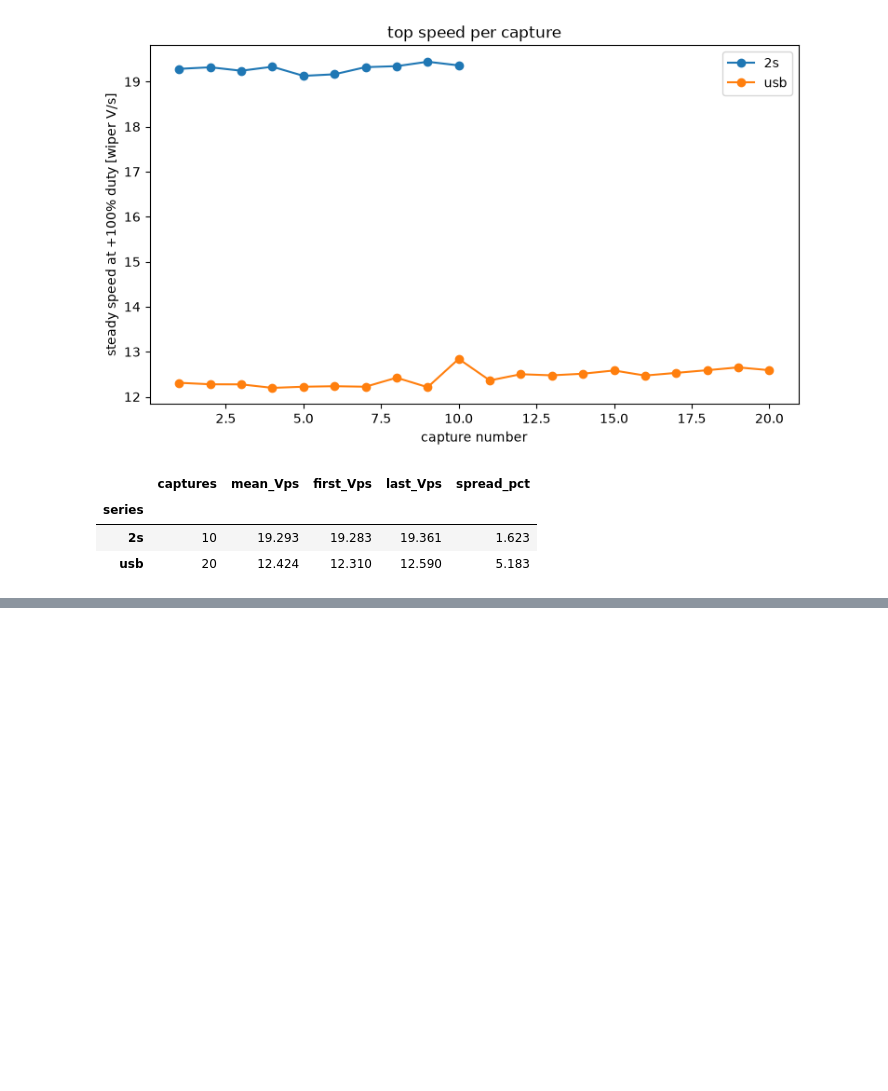
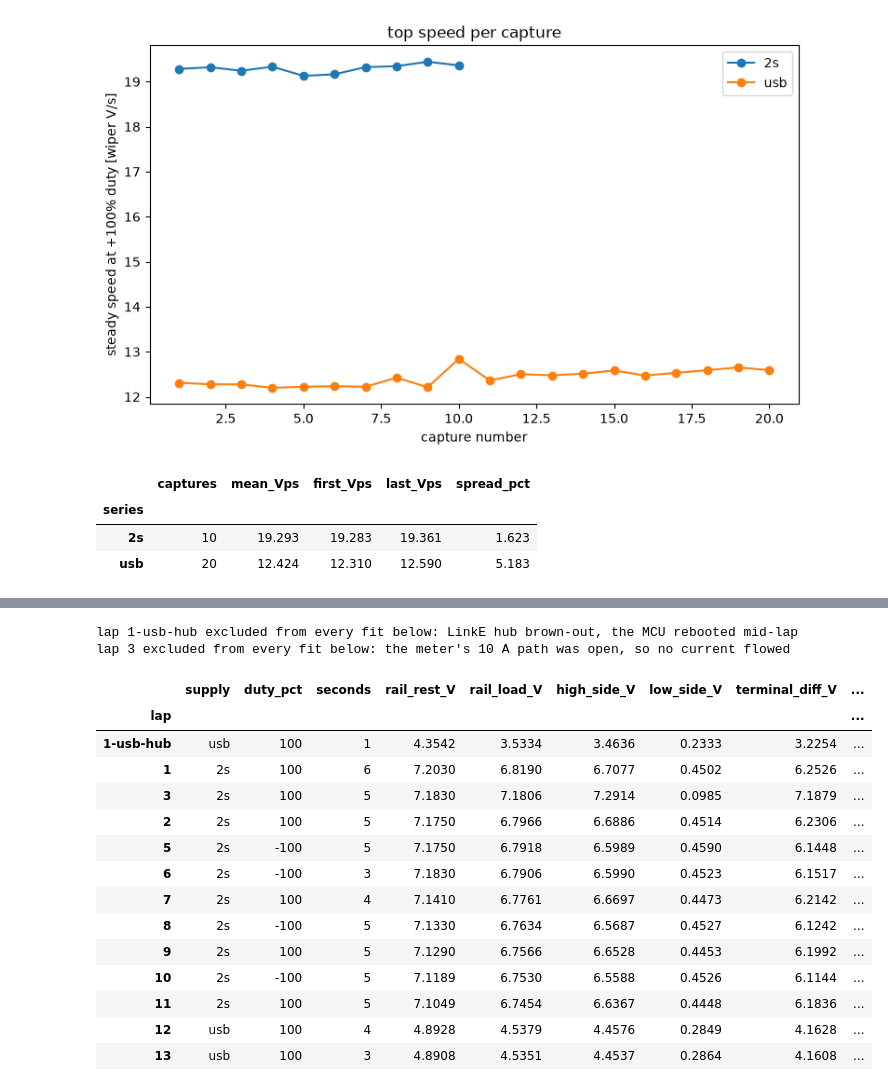
Before and after one commit to OpenServoCore/open-servo-core, a Jupyter notebook: notebooks/00-raw-duty-sweeps.ipynb, the cells around one changed output, grey strips where cells are left out. Saved outputs shown, nothing was run; the diff lists cells and outputs as text; code cells hidden in the pictures; blank space fills up the shorter version.

```diff
--- a/notebooks/00-raw-duty-sweeps.ipynb
+++ b/notebooks/00-raw-duty-sweeps.ipynb
@@ -1221,0 +1533,64 @@ recomputing the 2S spread from bootstrapped subsets of twenty draws.
+# %%
+# Per lap: the rest line (bridge off, both taps sitting at VB) gives each
+# terminal its own bias and the current channel its offset, exactly as the
+# sweep loader does per capture. The hold is every printed second where the
+# applied duty was non-zero.
+EXCLUDE = {
+    "1-usb-hub": "LinkE hub brown-out, the MCU rebooted mid-lap",
+    "3": "the meter's 10 A path was open, so no current flowed",
+}
+
+def lap_summary(chip):
+    out = []
+    for (lap, supply, duty), g in chip.groupby(["lap", "supply", "duty_pct"], sort=False):
+        rest = g[g["t_s"] == 0].iloc[0]
+        hold = g[(g["t_s"] > 0) & (g["duty_applied_q15"].abs() > 0)]
+        hold = hold.dropna(subset=["vmotor_a", "vmotor_b", "current", "vbus_raw"])
+        if not len(hold):
+            continue
+        # Driven-high terminal follows the sign of the commanded duty. Each
+        # terminal is converted with ITS OWN rest tap as VB, never the shared
+        # nominal, because that is the one bias reading that is measured.
+        hi, lo = ("vmotor_a", "vmotor_b") if duty > 0 else ("vmotor_b", "vmotor_a")
+        vb_hi, vb_lo = (rest[hi], rest[lo])
+        v_hi = gboard.term_v(hold[hi].mean(), vb_hi) * K_VDD
+        v_lo = gboard.term_v(hold[lo].mean(), vb_lo) * K_VDD
+        # The difference is bias free by construction, so it needs no VB at all.
+        v_diff = abs(gboard.diff_v(hold["vmotor_a"].mean(), hold["vmotor_b"].mean())) * K_VDD
+        amps = abs(gboard.amps(hold["current"].mean(), rest["current"])) * K_VDD
+        rail_load = gboard.vsys_v(hold["vbus_raw"].mean()) * K_VDD
+        out.append({
+            "lap": lap, "supply": supply, "duty_pct": duty, "seconds": len(hold),
+            "rail_rest_V": gboard.vsys_v(rest["vbus_raw"]) * K_VDD,
+            "rail_load_V": rail_load,
+            "high_side_V": v_hi, "low_side_V": v_lo,
+            "terminal_diff_V": v_diff, "amps_A": amps,
+            "hs_drop_V": rail_load - v_hi,
+            "R_app_ohm": v_diff / amps if amps > 0.05 else np.nan,
+            "used": lap not in EXCLUDE,
+        })
+    return pd.DataFrame(out).set_index("lap")
+
+LAPS = lap_summary(CHIP)
+for lap, why in EXCLUDE.items():
+    print(f"lap {lap} excluded from every fit below: {why}")
+print()
+LAPS.round(4)
+# %% [output]
+lap 1-usb-hub excluded from every fit below: LinkE hub brown-out, the MCU rebooted mid-lap
+lap 3 excluded from every fit below: the meter's 10 A path was open, so no current flowed
+|  | supply | duty_pct | seconds | rail_rest_V | rail_load_V | high_side_V | low_side_V | terminal_diff_V | ... |
+| lap |  |  |  |  |  |  |  |  | ... |
+| 1-usb-hub | usb | 100 | 1 | 4.3542 | 3.5334 | 3.4636 | 0.2333 | 3.2254 | ... |
+| 1 | 2s | 100 | 6 | 7.2030 | 6.8190 | 6.7077 | 0.4502 | 6.2526 | ... |
+| 3 | 2s | 100 | 5 | 7.1830 | 7.1806 | 7.2914 | 0.0985 | 7.1879 | ... |
+| 2 | 2s | 100 | 5 | 7.1750 | 6.7966 | 6.6886 | 0.4514 | 6.2306 | ... |
+| 5 | 2s | -100 | 5 | 7.1750 | 6.7918 | 6.5989 | 0.4590 | 6.1448 | ... |
+| 6 | 2s | -100 | 3 | 7.1830 | 6.7906 | 6.5990 | 0.4523 | 6.1517 | ... |
+| 7 | 2s | 100 | 4 | 7.1410 | 6.7761 | 6.6697 | 0.4473 | 6.2142 | ... |
+| 8 | 2s | -100 | 5 | 7.1330 | 6.7634 | 6.5687 | 0.4527 | 6.1242 | ... |
+| 9 | 2s | 100 | 5 | 7.1290 | 6.7566 | 6.6528 | 0.4453 | 6.1992 | ... |
+| 10 | 2s | -100 | 5 | 7.1189 | 6.7530 | 6.5588 | 0.4526 | 6.1144 | ... |
+| 11 | 2s | 100 | 5 | 7.1049 | 6.7454 | 6.6367 | 0.4448 | 6.1836 | ... |
+| 12 | usb | 100 | 4 | 4.8928 | 4.5379 | 4.4576 | 0.2849 | 4.1628 | ... |
+| 13 | usb | 100 | 3 | 4.8908 | 4.5351 | 4.4537 | 0.2864 | 4.1608 | ... |
```
Also changed, not shown: parts of 21 cells of this notebook, 47 other files.
